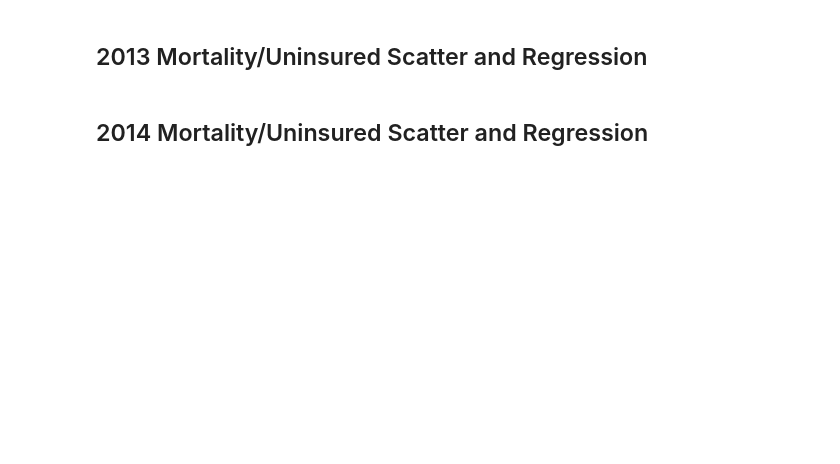
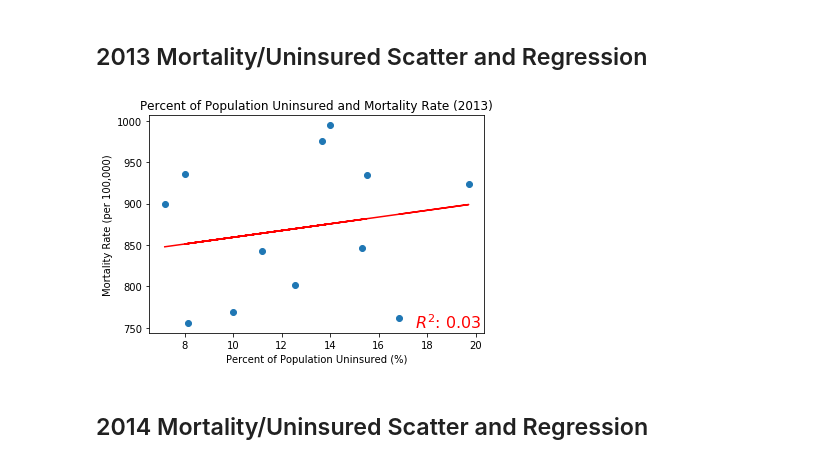
Before and after one commit to TJL30308/DREAM_Project, a Jupyter notebook: ER_Visits_Analysis.ipynb, the cells around one changed output. Saved outputs shown, nothing was run; the diff lists cells and outputs as text; code cells hidden in the pictures; blank space fills up the shorter version.

```diff
--- a/ER_Visits_Analysis.ipynb
+++ b/ER_Visits_Analysis.ipynb
@@ -451,21 +455,23 @@ plt.show()
 # %%
 # Plot of mortality rate to percent of population uninsured and calculate regression
 
 column_years = [2010, 2011, 2012, 2013, 2014]
 
-x_values = uninsured_rate[column_years[3]]
-y_values = mortality_rate[column_years[3]]
-slope, intercept, rvalue, pvalue, stderr = linregress(x_values.astype(float), y_values.astype(float))
+x_values_2013 = uninsured_rate[column_years[3]]
+y_values_2013 = mortality_rate[column_years[3]]
+slope, intercept, rvalue, pvalue, stderr = linregress(x_values_2013.astype(float), y_values_2013.astype(float))
 
 plt.title('Percent of Population Uninsured and Mortality Rate (2013)')
 plt.ylabel('Mortality Rate (per 100,000)')
 plt.xlabel('Percent of Population Uninsured (%)')
-plt.scatter(x_values, y_values)
-plt.plot(x_values, intercept + slope * x_values, 'r')
+plt.scatter(x_values_2013, y_values_2013)
+plt.plot(x_values_2013, intercept + slope * x_values_2013, 'r')
 plt.annotate(f'$R^2$: {round(rvalue*rvalue,2)}', (17.5, 750), c = 'r', fontsize = 16)
 plt.savefig('Images/Mortality_rate_uninsured_regress_2013.png')
 
 plt.show()
+# %% [output]
+[figure, added]
 # %% [markdown]
 ## 2014 Mortality/Uninsured Scatter and Regression
 # %%
```
Also changed, not shown: parts of 13 cells of this notebook, 6 other files.
